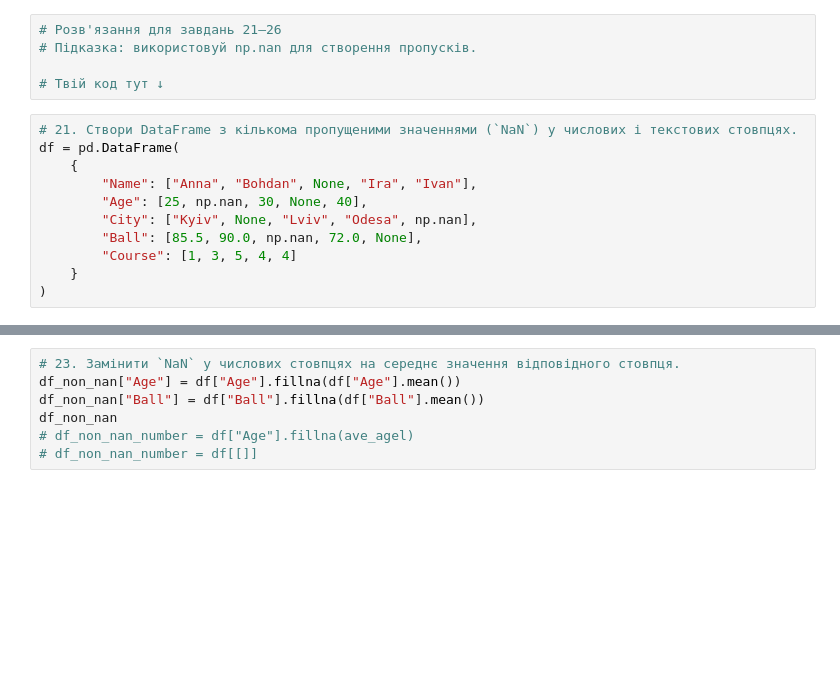
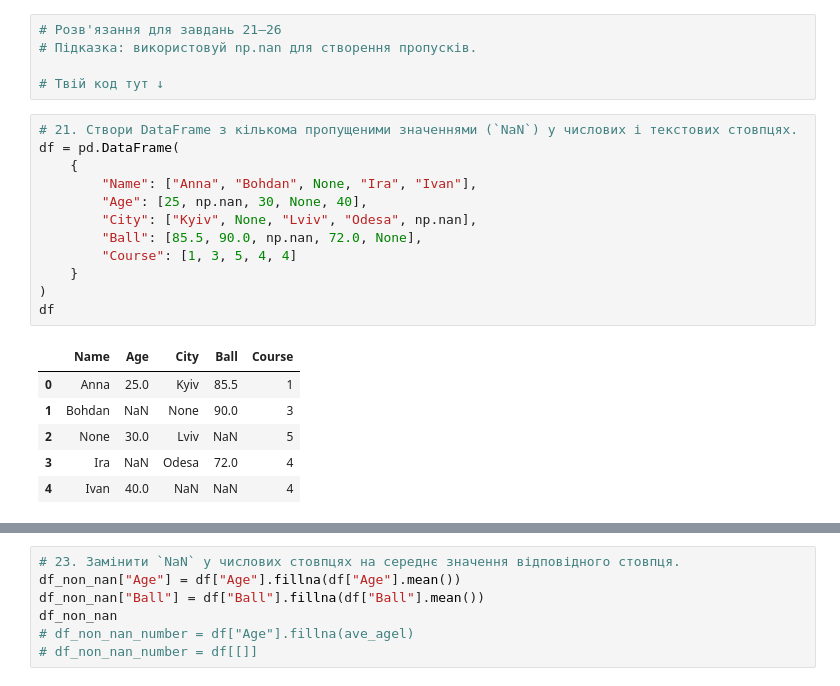
Before and after one commit to SvitlanaShustur/test-tasks-Python-DTA, a Jupyter notebook: pandas_matplotlib_practice.ipynb, the cells around one changed output, grey strips where cells are left out. Drawn from its saved outputs; the diff is of its cells as text; blank space fills up the shorter version.

```diff
--- a/pandas_matplotlib_practice.ipynb
+++ b/pandas_matplotlib_practice.ipynb
@@ -279,13 +298,21 @@ df
 # %%
 # 21. Створи DataFrame з кількома пропущеними значеннями (`NaN`) у числових і текстових стовпцях.
 df = pd.DataFrame(
     {
         "Name": ["Anna", "Bohdan", None, "Ira", "Ivan"],
         "Age": [25, np.nan, 30, None, 40],
         "City": ["Kyiv", None, "Lviv", "Odesa", np.nan],
         "Ball": [85.5, 90.0, np.nan, 72.0, None],
         "Course": [1, 3, 5, 4, 4]
     }
 )
+df
+# %% [output]
+|  | Name | Age | City | Ball | Course |
+| 0 | Anna | 25.0 | Kyiv | 85.5 | 1 |
+| 1 | Bohdan | NaN | None | 90.0 | 3 |
+| 2 | None | 30.0 | Lviv | NaN | 5 |
+| 3 | Ira | NaN | Odesa | 72.0 | 4 |
+| 4 | Ivan | 40.0 | NaN | NaN | 4 |
 # %%
 #22. Замінити всі `NaN` у текстових стовпцях на `"Unknown"_
```
Also changed, not shown: parts of 19 cells of this notebook.
